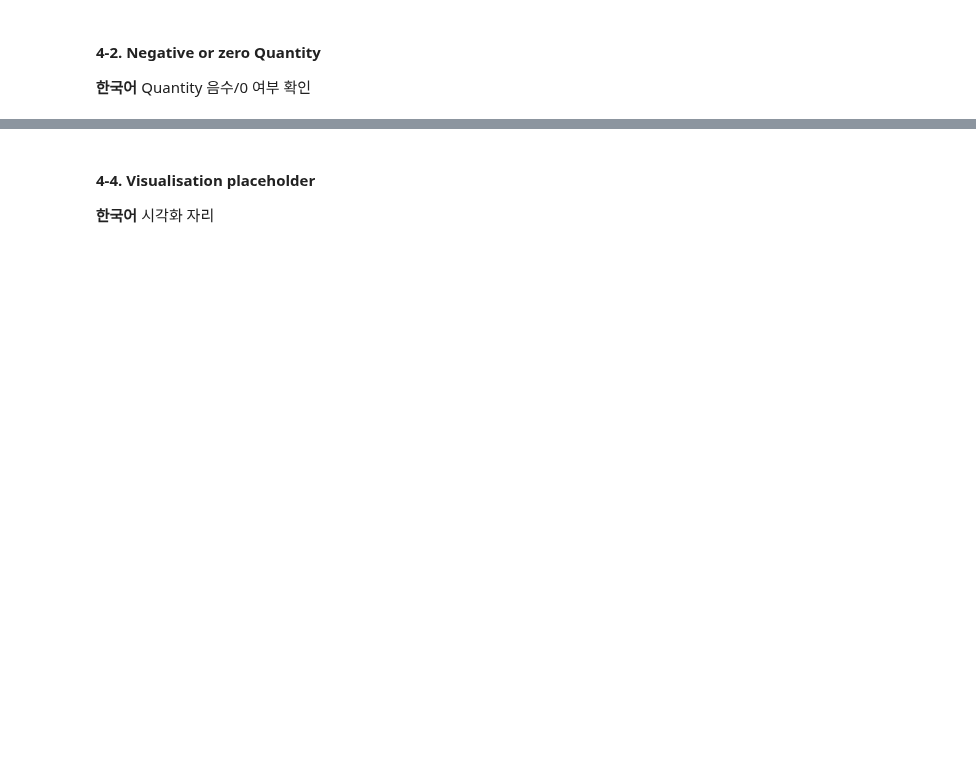
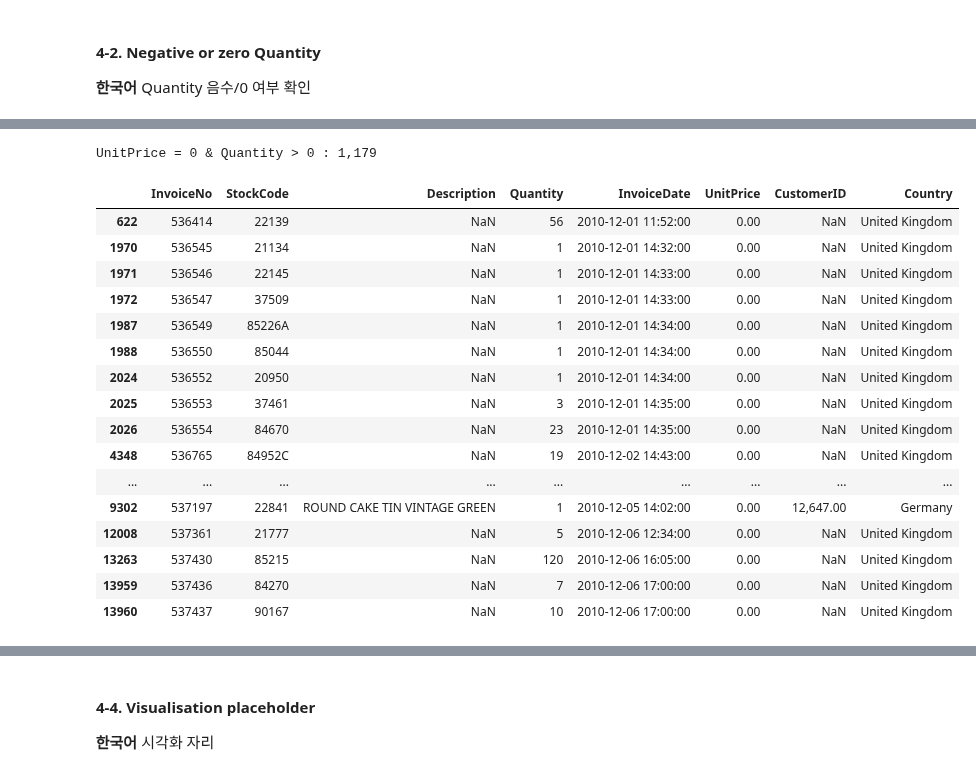
Before and after one commit to BookiChoi/BA-Portfolio, a Jupyter notebook: Projects/Cornerstone_Data_Pipeline/notebooks/business_eda.ipynb, the cells around one changed output, grey strips where cells are left out. Drawn from its saved outputs; the diff is of its cells as text; code cells hidden in the pictures; blank space fills up the shorter version.

```diff
--- a/Projects/Cornerstone_Data_Pipeline/notebooks/business_eda.ipynb
+++ b/Projects/Cornerstone_Data_Pipeline/notebooks/business_eda.ipynb
@@ -262,0 +288,13 @@ End   (종료): 2011-12-09 12:50:00
+# %%
+# ==========================================================
+# Rename Country Labels
+# 국가명 변경
+# ==========================================================
+
+# EIRE → Ireland, RSA → Republic of South Africa
+rename_countries = {
+    "EIRE": "Ireland",
+    "RSA": "Republic of South Africa",
+}
+
+df_raw["Country"] = df_raw["Country"].replace(rename_countries)
@@ -274,0 +507,32 @@ End   (종료): 2011-12-09 12:50:00
+# %%
+# ==========================================================
+# UnitPrice = 0 with Positive Quantity
+# UnitPrice = 0 이지만 Quantity > 0 인 행
+# ==========================================================
+
+free_items = df_raw[
+    (df_raw["Quantity"] > 0) &
+    (df_raw["UnitPrice"] == 0)
+]
+
+print(f"UnitPrice = 0 & Quantity > 0 : {len(free_items):,}")
+display(free_items.head(20))
+# %% [output]
+UnitPrice = 0 & Quantity > 0 : 1,179
+|  | InvoiceNo | StockCode | Description | Quantity | InvoiceDate | UnitPrice | CustomerID | Country |
+| 622 | 536414 | 22139 | NaN | 56 | 2010-12-01 11:52:00 | 0.00 | NaN | United Kingdom |
+| 1970 | 536545 | 21134 | NaN | 1 | 2010-12-01 14:32:00 | 0.00 | NaN | United Kingdom |
+| 1971 | 536546 | 22145 | NaN | 1 | 2010-12-01 14:33:00 | 0.00 | NaN | United Kingdom |
+| 1972 | 536547 | 37509 | NaN | 1 | 2010-12-01 14:33:00 | 0.00 | NaN | United Kingdom |
+| 1987 | 536549 | 85226A | NaN | 1 | 2010-12-01 14:34:00 | 0.00 | NaN | United Kingdom |
+| 1988 | 536550 | 85044 | NaN | 1 | 2010-12-01 14:34:00 | 0.00 | NaN | United Kingdom |
+| 2024 | 536552 | 20950 | NaN | 1 | 2010-12-01 14:34:00 | 0.00 | NaN | United Kingdom |
+| 2025 | 536553 | 37461 | NaN | 3 | 2010-12-01 14:35:00 | 0.00 | NaN | United Kingdom |
+| 2026 | 536554 | 84670 | NaN | 23 | 2010-12-01 14:35:00 | 0.00 | NaN | United Kingdom |
+| 4348 | 536765 | 84952C | NaN | 19 | 2010-12-02 14:43:00 | 0.00 | NaN | United Kingdom |
+| ... | ... | ... | ... | ... | ... | ... | ... | ... |
+| 9302 | 537197 | 22841 | ROUND CAKE TIN VINTAGE GREEN | 1 | 2010-12-05 14:02:00 | 0.00 | 12,647.00 | Germany |
+| 12008 | 537361 | 21777 | NaN | 5 | 2010-12-06 12:34:00 | 0.00 | NaN | United Kingdom |
+| 13263 | 537430 | 85215 | NaN | 120 | 2010-12-06 16:05:00 | 0.00 | NaN | United Kingdom |
+| 13959 | 537436 | 84270 | NaN | 7 | 2010-12-06 17:00:00 | 0.00 | NaN | United Kingdom |
+| 13960 | 537437 | 90167 | NaN | 10 | 2010-12-06 17:00:00 | 0.00 | NaN | United Kingdom |
```
Also changed, not shown: parts of 20 cells of this notebook.
